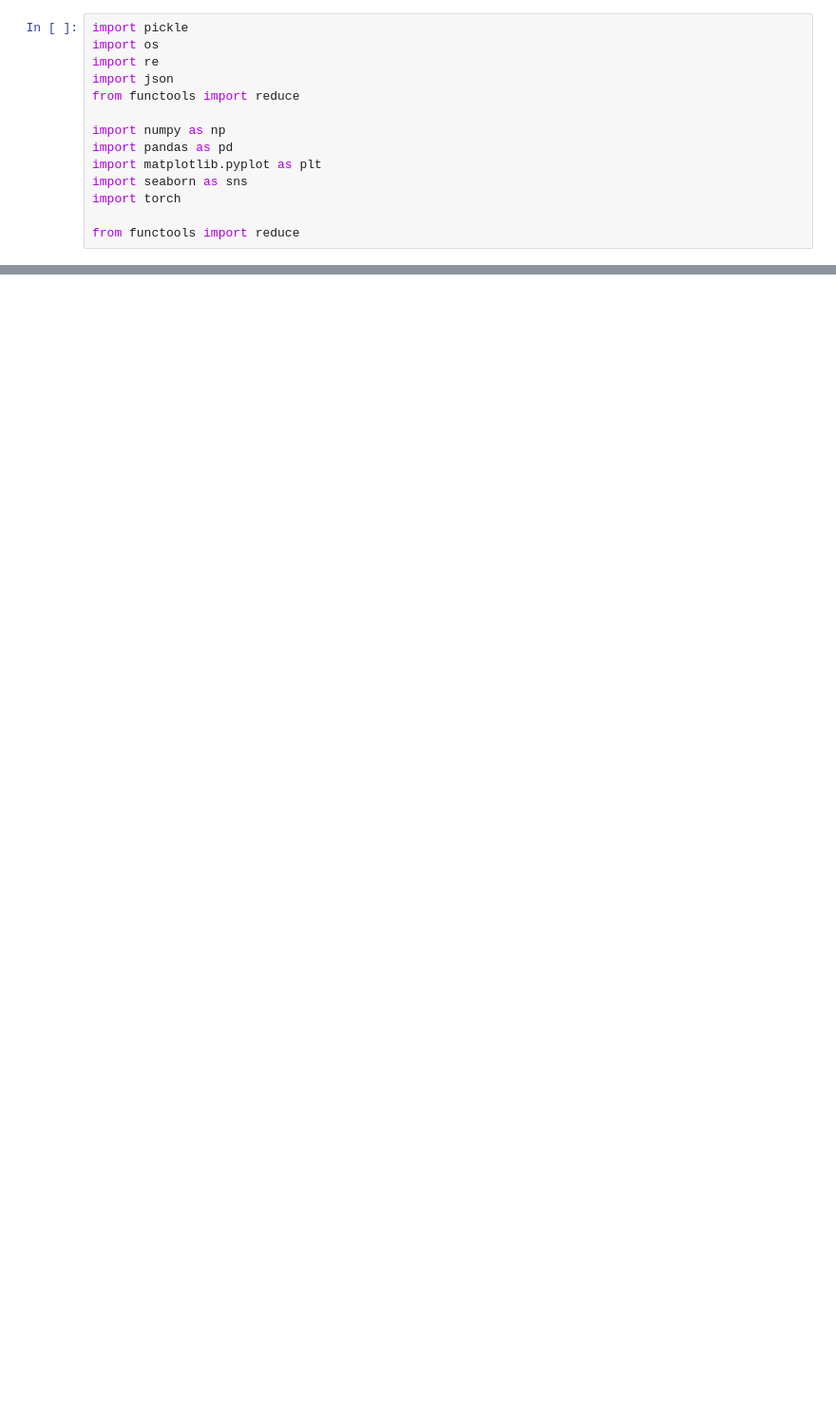
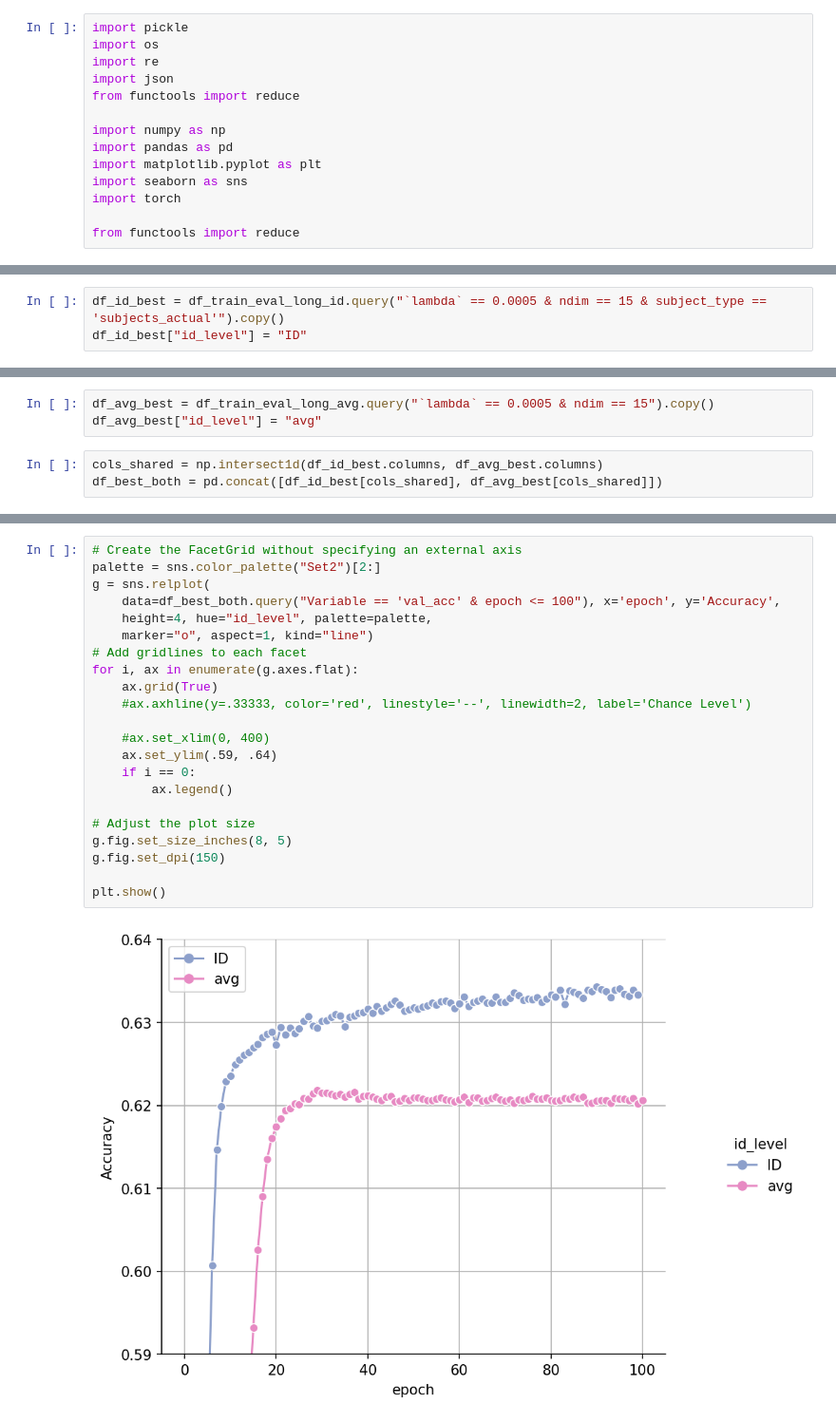
Before and after one commit to MirkoTh/semantic-representations-ID, a Jupyter notebook: analyze-results-joint-model.ipynb, the cells around one changed output, grey strips where cells are left out. Shown at 95% size. Drawn from its saved outputs; the diff is of its cells as text; blank space fills up the shorter version.

```diff
--- a/analyze-results-joint-model.ipynb
+++ b/analyze-results-joint-model.ipynb
@@ -64,3 +290,6 @@ df_train_eval_long = pd.melt(
+# %%
+df_id_best = df_train_eval_long_id.query("`lambda` == 0.0005 & ndim == 15 & subject_type == 'subjects_actual'").copy()
+df_id_best["id_level"] = "ID"
 # %%
 # Create the FacetGrid without specifying an external axis
 g = sns.relplot(
@@ -212,0 +350,6 @@ for args in arg_combinations:
+# %%
+df_avg_best = df_train_eval_long_avg.query("`lambda` == 0.0005 & ndim == 15").copy()
+df_avg_best["id_level"] = "avg"
+# %%
+cols_shared = np.intersect1d(df_id_best.columns, df_avg_best.columns)
+df_best_both = pd.concat([df_id_best[cols_shared], df_avg_best[cols_shared]])
@@ -212,0 +365,24 @@ for args in arg_combinations:
+# %%
+# Create the FacetGrid without specifying an external axis
+palette = sns.color_palette("Set2")[2:]
+g = sns.relplot(
+    data=df_best_both.query("Variable == 'val_acc' & epoch <= 100"), x='epoch', y='Accuracy',
+    height=4, hue="id_level", palette=palette,
+    marker="o", aspect=1, kind="line")
+# Add gridlines to each facet
+for i, ax in enumerate(g.axes.flat):
+    ax.grid(True)
+    #ax.axhline(y=.33333, color='red', linestyle='--', linewidth=2, label='Chance Level')
+
+    #ax.set_xlim(0, 400)
+    ax.set_ylim(.59, .64)
+    if i == 0:
+        ax.legend()
+
+# Adjust the plot size
+g.fig.set_size_inches(8, 5)
+g.fig.set_dpi(150)
+
+plt.show()
+# %% [output]
+[figure, added]
```
Also changed, not shown: parts of 48 cells of this notebook, 8 other files.
